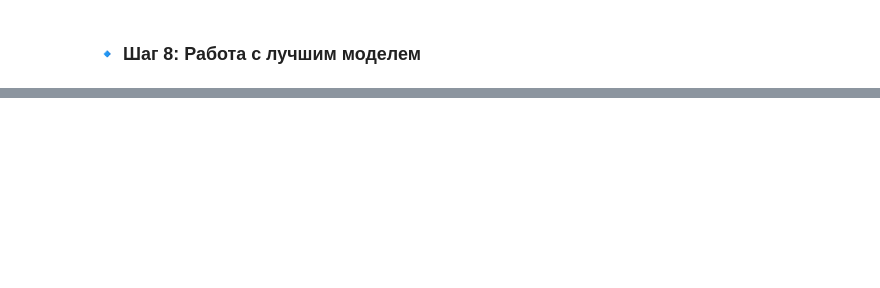
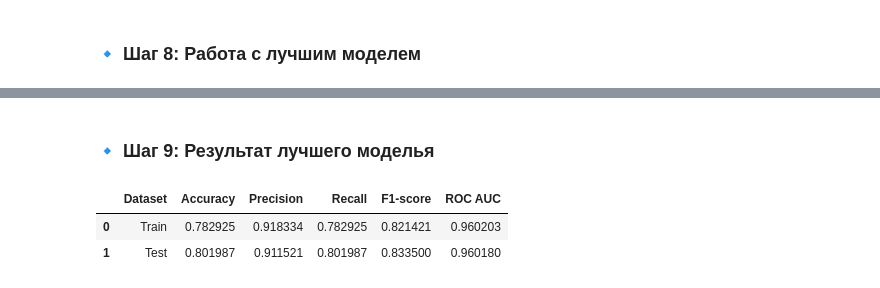
Before and after one commit to Muhammad03jon/M_Olimov_Project, a Jupyter notebook: M_Olimov_Project.ipynb, the cells around one changed output, grey strips where cells are left out. Cells and saved outputs as stored; diff of their text form; code cells hidden in the pictures; blank space fills up the shorter version.

```diff
--- a/M_Olimov_Project.ipynb
+++ b/M_Olimov_Project.ipynb
@@ -421,0 +406,34 @@ Accuracy для тестовых данных: 0.9226401703335699
+# %% [markdown]
+### 🔹 Шаг 9: Результат лучшего моделья
+# %%
+from sklearn.metrics import precision_score, recall_score, f1_score
+
+accuracy_train = accuracy_score(y_train, y_pred_train)
+accuracy_test = accuracy_score(y_test, y_pred_test)
+roc_auc_train = roc_auc_score(y_train, y_pred_proba_train, average="weighted", multi_class='ovr')
+roc_auc_test = roc_auc_score(y_test, y_pred_proba_test, average="weighted", multi_class='ovr')
+
+precision_test = precision_score(y_test, y_pred_test, average="weighted")
+recall_test = recall_score(y_test, y_pred_test, average="weighted")
+f1_test = f1_score(y_test, y_pred_test, average="weighted")
+
+precision_train = precision_score(y_train, y_pred_train, average="weighted")
+recall_train = recall_score(y_train, y_pred_train, average="weighted")
+f1_train = f1_score(y_train, y_pred_train, average="weighted")
+
+import pandas as pd
+
+metrics_df = pd.DataFrame({
+    "Dataset": ["Train", "Test"],
+    "Accuracy": [accuracy_train, accuracy_test],
+    "Precision": [precision_train, precision_test],
+    "Recall": [recall_train, recall_test],
+    "F1-score": [f1_train, f1_test],
+    "ROC AUC": [roc_auc_train, roc_auc_test]
+})
+
+metrics_df
+# %% [output]
+|  | Dataset | Accuracy | Precision | Recall | F1-score | ROC AUC |
+| 0 | Train | 0.782925 | 0.918334 | 0.782925 | 0.821421 | 0.960203 |
+| 1 | Test | 0.801987 | 0.911521 | 0.801987 | 0.833500 | 0.960180 |
```
Also changed, not shown: parts of 18 cells of this notebook.
